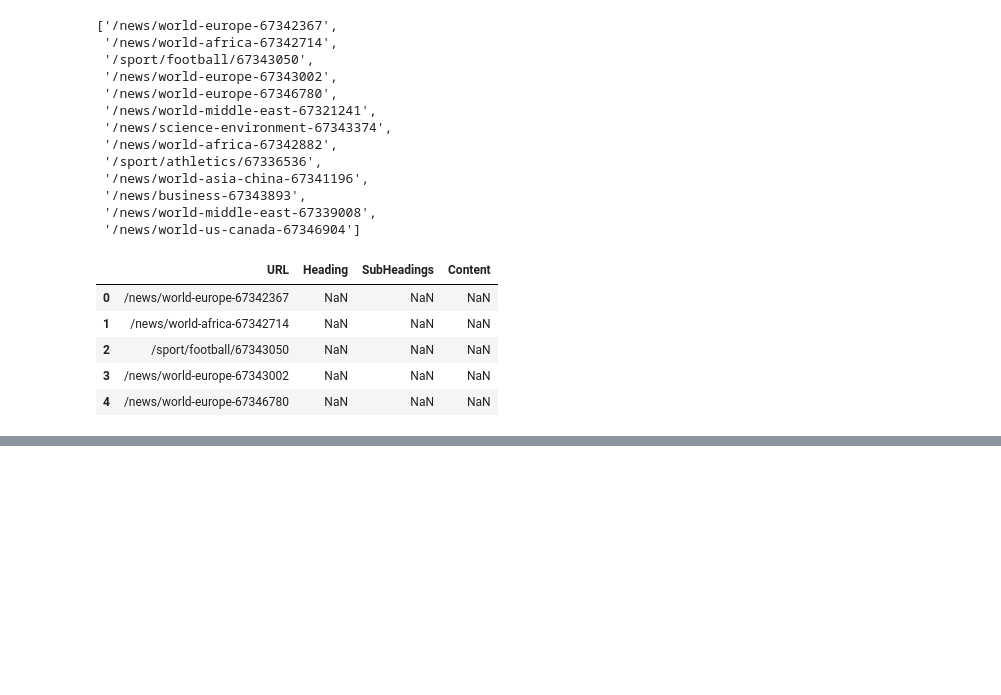
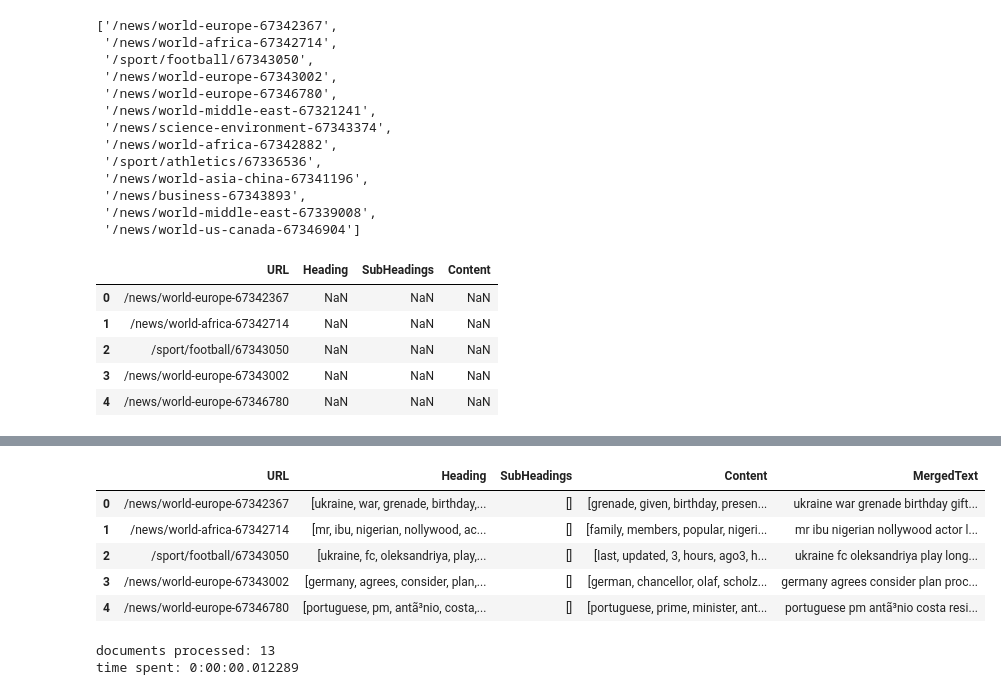
Before and after one commit to jlang62/nlp-training, a Jupyter notebook: NLP/Scraping/WebScraping.ipynb, the cells around one changed output, grey strips where cells are left out. Drawn from its saved outputs; the diff is of its cells as text; code cells hidden in the pictures; blank space fills up the shorter version.

```diff
--- a/NLP/Scraping/WebScraping.ipynb
+++ b/NLP/Scraping/WebScraping.ipynb
@@ -152,0 +202,13 @@ df.head()
+# %%
+# join all the tokens into a single string
+df['MergedText'] = df['Heading'] + df['SubHeadings'] + df['Content']
+df['MergedText'] = df['MergedText'].apply(lambda x: ' '.join(x))
+
+df.head()
+# %% [output]
+|  | URL | Heading | SubHeadings | Content | MergedText |
+| 0 | /news/world-europe-67342367 | [ukraine, war, grenade, birthday,... | [] | [grenade, given, birthday, presen... | ukraine war grenade birthday gift... |
+| 1 | /news/world-africa-67342714 | [mr, ibu, nigerian, nollywood, ac... | [] | [family, members, popular, nigeri... | mr ibu nigerian nollywood actor l... |
+| 2 | /sport/football/67343050 | [ukraine, fc, oleksandriya, play,... | [] | [last, updated, 3, hours, ago3, h... | ukraine fc oleksandriya play long... |
+| 3 | /news/world-europe-67343002 | [germany, agrees, consider, plan,... | [] | [german, chancellor, olaf, scholz... | germany agrees consider plan proc... |
+| 4 | /news/world-europe-67346780 | [portuguese, pm, antã³nio, costa,... | [] | [portuguese, prime, minister, ant... | portuguese pm antã³nio costa resi... |
@@ -152,0 +231,5 @@ df.head()
+# %%
+tfidf, vectorizer = TfIdfvectorGenerator(df['MergedText'])
+# %% [output]
+documents processed: 13
+time spent: 0:00:00.012289
```
Also changed, not shown: parts of 7 cells of this notebook.
